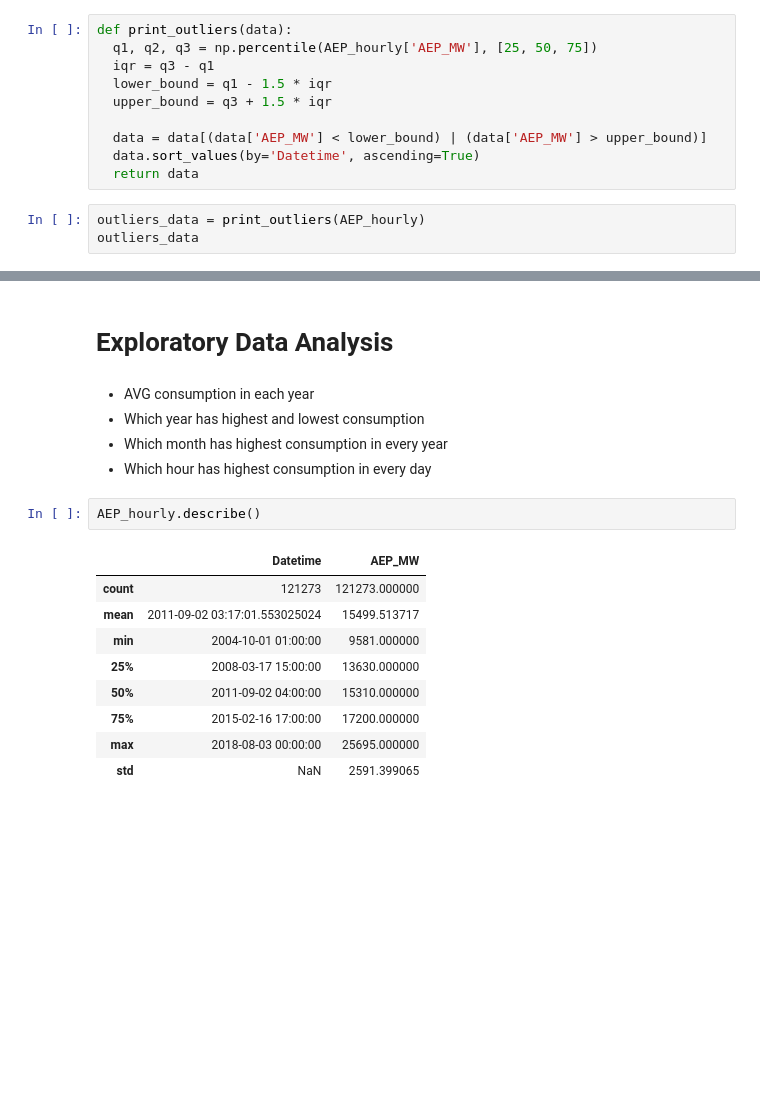
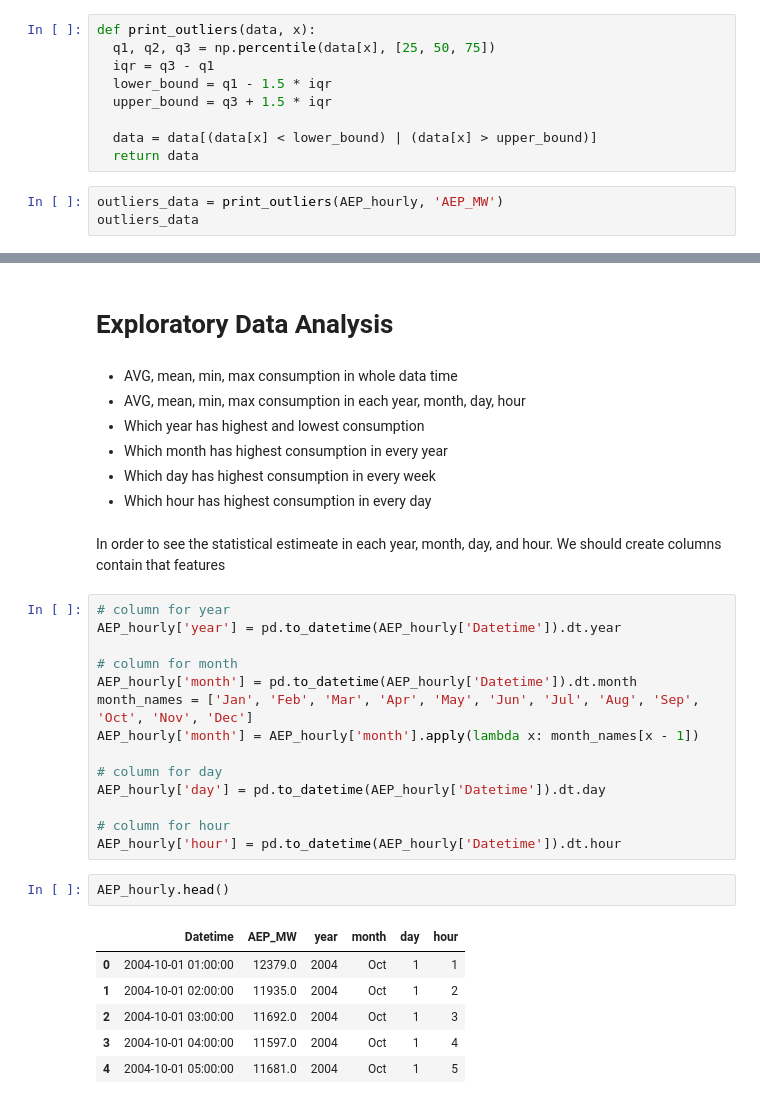
Before and after one commit to sayid-alt/AEP-Hourly-Energy-Consumption-Prediction, a Jupyter notebook: Analysis_AEP_Hourly_Energy_Consumption.ipynb, the cells around one changed output, grey strips where cells are left out. Cells and saved outputs as stored; diff of their text form; blank space fills up the shorter version.

Commit message:
EDA, calculate avg, min, max in each year

```diff
--- a/Analysis_AEP_Hourly_Energy_Consumption.ipynb
+++ b/Analysis_AEP_Hourly_Energy_Consumption.ipynb
@@ -219,17 +219,16 @@ The graph shows there is the outliers data. Which we'll handle it next.
 # %% [markdown]
 Boxplot that displayed in the previous section tells that data has a outliers data point. Well, hecking for outliers in data can significantly improve the accuracy of calculating the mean and understanding the data's distribution, making it more normally distributed. On the other hand, outliers can distort the mean, leading to unreliable or skewed results.
 # %%
-def print_outliers(data):
-  q1, q2, q3 = np.percentile(AEP_hourly['AEP_MW'], [25, 50, 75])
+def print_outliers(data, x):
+  q1, q2, q3 = np.percentile(data[x], [25, 50, 75])
   iqr = q3 - q1
   lower_bound = q1 - 1.5 * iqr
   upper_bound = q3 + 1.5 * iqr
 
-  data = data[(data['AEP_MW'] < lower_bound) | (data['AEP_MW'] > upper_bound)]
-  data.sort_values(by='Datetime', ascending=True)
+  data = data[(data[x] < lower_bound) | (data[x] > upper_bound)]
   return data
 # %%
-outliers_data = print_outliers(AEP_hourly)
+outliers_data = print_outliers(AEP_hourly, 'AEP_MW')
 outliers_data
 # %% [output]
 |  | Datetime | AEP_MW |
@@ -281,19 +280,34 @@ The graph shows that the data distribution is closer to a normal (bell-shaped) d
 # %% [markdown]
 # Exploratory Data Analysis
 # %% [markdown]
-- AVG consumption in each year
+- AVG, mean, min, max consumption in whole data time
+- AVG, mean, min, max consumption in each year, month, day, hour
 - Which year has highest and lowest consumption
 - Which month has highest consumption in every year
+- Which day has highest consumption in every week
 - Which hour has highest consumption in every day
+# %% [markdown]
+In order to see the statistical estimeate in each year, month, day, and hour. We should create columns contain that features
+# %%
+# column for year
+AEP_hourly['year'] = pd.to_datetime(AEP_hourly['Datetime']).dt.year
+
+# column for month
+AEP_hourly['month'] = pd.to_datetime(AEP_hourly['Datetime']).dt.month
+month_names = ['Jan', 'Feb', 'Mar', 'Apr', 'May', 'Jun', 'Jul', 'Aug', 'Sep', 'Oct', 'Nov', 'Dec']
+AEP_hourly['month'] = AEP_hourly['month'].apply(lambda x: month_names[x - 1])
+
+# column for day
+AEP_hourly['day'] = pd.to_datetime(AEP_hourly['Datetime']).dt.day
+
+# column for hour
+AEP_hourly['hour'] = pd.to_datetime(AEP_hourly['Datetime']).dt.hour
 # %%
-AEP_hourly.describe()
+AEP_hourly.head()
 # %% [output]
-|  | Datetime | AEP_MW |
-| count | 121273 | 121273.000000 |
-| mean | 2011-09-02 03:17:01.553025024 | 15499.513717 |
-| min | 2004-10-01 01:00:00 | 9581.000000 |
-| 25% | 2008-03-17 15:00:00 | 13630.000000 |
-| 50% | 2011-09-02 04:00:00 | 15310.000000 |
-| 75% | 2015-02-16 17:00:00 | 17200.000000 |
-| max | 2018-08-03 00:00:00 | 25695.000000 |
-| std | NaN | 2591.399065 |
+|  | Datetime | AEP_MW | year | month | day | hour |
+| 0 | 2004-10-01 01:00:00 | 12379.0 | 2004 | Oct | 1 | 1 |
+| 1 | 2004-10-01 02:00:00 | 11935.0 | 2004 | Oct | 1 | 2 |
+| 2 | 2004-10-01 03:00:00 | 11692.0 | 2004 | Oct | 1 | 3 |
+| 3 | 2004-10-01 04:00:00 | 11597.0 | 2004 | Oct | 1 | 4 |
+| 4 | 2004-10-01 05:00:00 | 11681.0 | 2004 | Oct | 1 | 5 |
```
Also changed, not shown: parts of 16 cells of this notebook.
